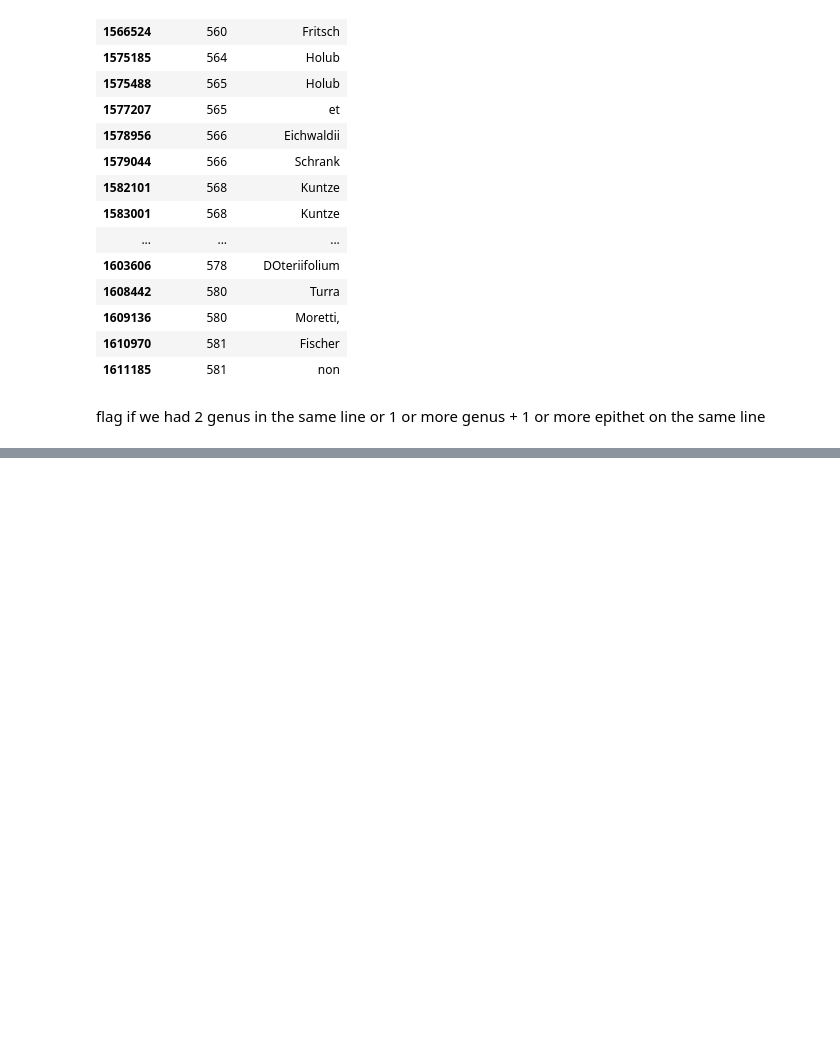
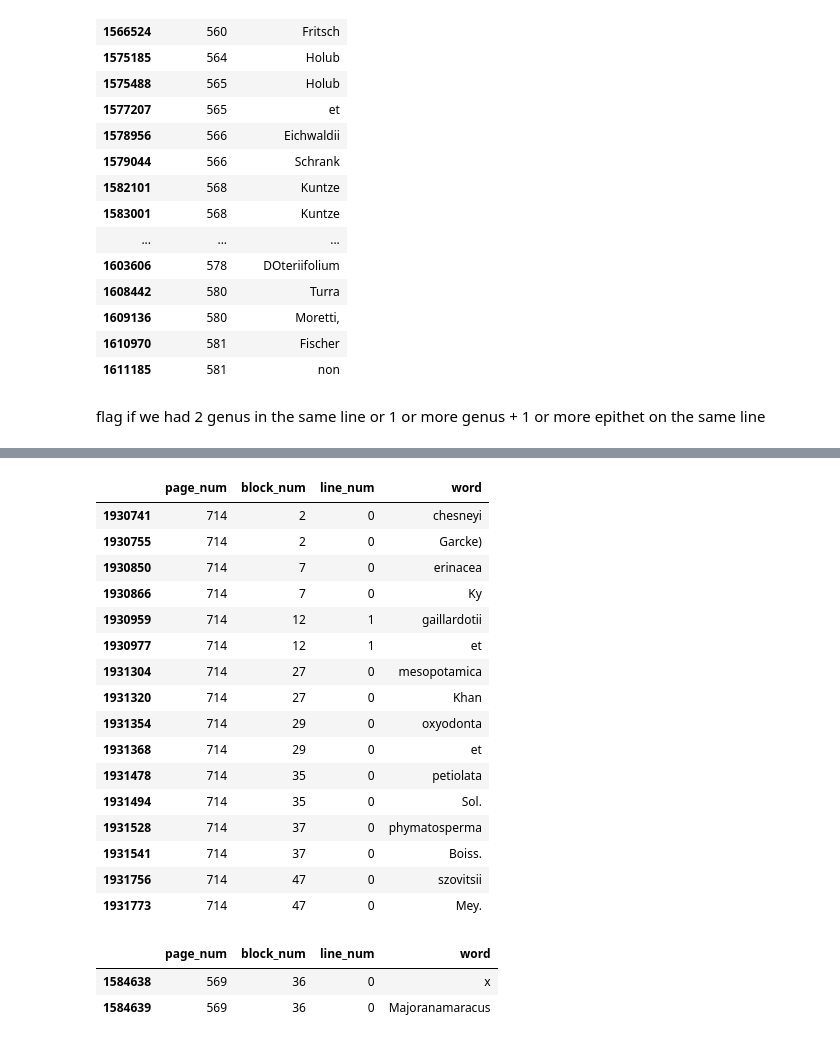
Before and after one commit to shidedh/UpdateFlora, a Jupyter notebook: index_code/0314_index_code.ipynb, the cells around one changed output, grey strips where cells are left out. Drawn from its saved outputs; the diff is of its cells as text; code cells hidden in the pictures; blank space fills up the shorter version.

Commit message:
genus / epithet on same line detection

```diff
--- a/index_code/0314_index_code.ipynb
+++ b/index_code/0314_index_code.ipynb
@@ -604,0 +628,40 @@ flag if we had 2 genus in the same line or 1 or more genus + 1 or more epithet o
+# %%
+line_groups = [c for c in vol2_char_df.columns if c.startswith("vol")] + \
+              [c for c in vol2_char_df.columns if c.startswith("page")] + \
+              [c for c in vol2_char_df.columns if c.startswith("block")] +\
+              [c for c in vol2_char_df.columns if c.startswith("line")]
+
+line_group_df = vol2_char_df.groupby(line_groups)
+temp_line_df = vol2_char_df[line_group_df['potential_genus_match'].transform('any') & line_group_df['potential_epithet_match'].transform('any')]
+temp_line_df[(temp_line_df['potential_genus_match'] == True) | (temp_line_df['potential_epithet_match'] == True)][["page_num", "block_num", "line_num", "word"]].drop_duplicates()
+# %% [output]
+|  | page_num | block_num | line_num | word |
+| 1930741 | 714 | 2 | 0 | chesneyi |
+| 1930755 | 714 | 2 | 0 | Garcke) |
+| 1930850 | 714 | 7 | 0 | erinacea |
+| 1930866 | 714 | 7 | 0 | Ky |
+| 1930959 | 714 | 12 | 1 | gaillardotii |
+| 1930977 | 714 | 12 | 1 | et |
+| 1931304 | 714 | 27 | 0 | mesopotamica |
+| 1931320 | 714 | 27 | 0 | Khan |
+| 1931354 | 714 | 29 | 0 | oxyodonta |
+| 1931368 | 714 | 29 | 0 | et |
+| 1931478 | 714 | 35 | 0 | petiolata |
+| 1931494 | 714 | 35 | 0 | Sol. |
+| 1931528 | 714 | 37 | 0 | phymatosperma |
+| 1931541 | 714 | 37 | 0 | Boiss. |
+| 1931756 | 714 | 47 | 0 | szovitsii |
+| 1931773 | 714 | 47 | 0 | Mey. |
+# %%
+line_groups = [c for c in vol3_char_df.columns if c.startswith("vol")] + \
+              [c for c in vol3_char_df.columns if c.startswith("page")] + \
+              [c for c in vol3_char_df.columns if c.startswith("block")] +\
+              [c for c in vol3_char_df.columns if c.startswith("line")]
+
+line_group_df = vol3_char_df.groupby(line_groups)
+temp_line_df = vol3_char_df[line_group_df['potential_genus_match'].transform('any') & line_group_df['potential_epithet_match'].transform('any')]
+temp_line_df[(temp_line_df['potential_genus_match'] == True) | (temp_line_df['potential_epithet_match'] == True)][["page_num", "block_num", "line_num", "word"]].drop_duplicates()
+# %% [output]
+|  | page_num | block_num | line_num | word |
+| 1584638 | 569 | 36 | 0 | x |
+| 1584639 | 569 | 36 | 0 | Majoranamaracus |
```
Also changed, not shown: parts of 3 cells of this notebook, 1 other file.
